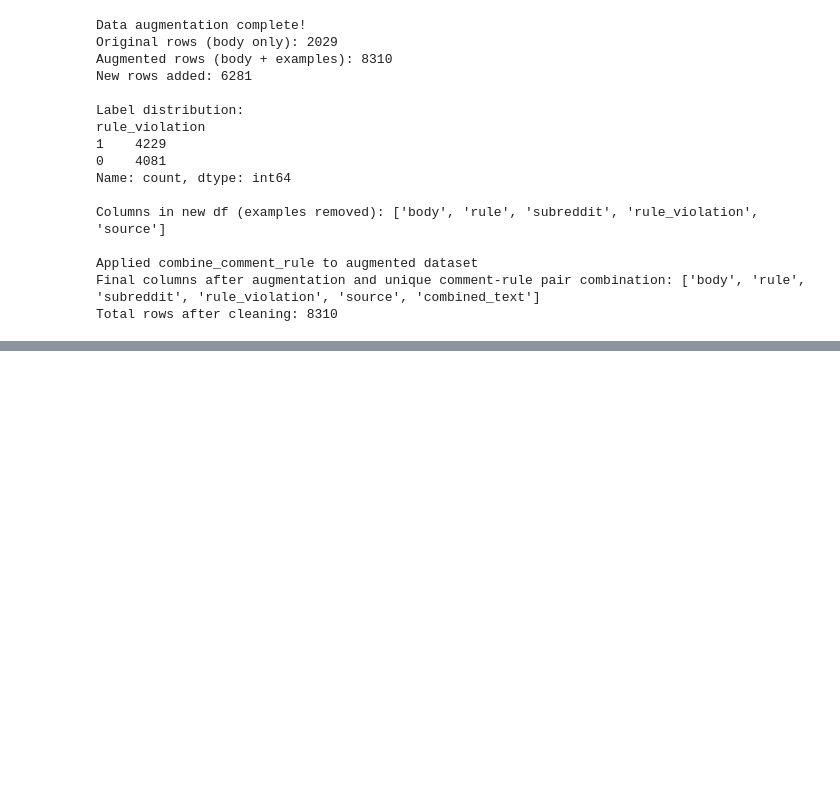
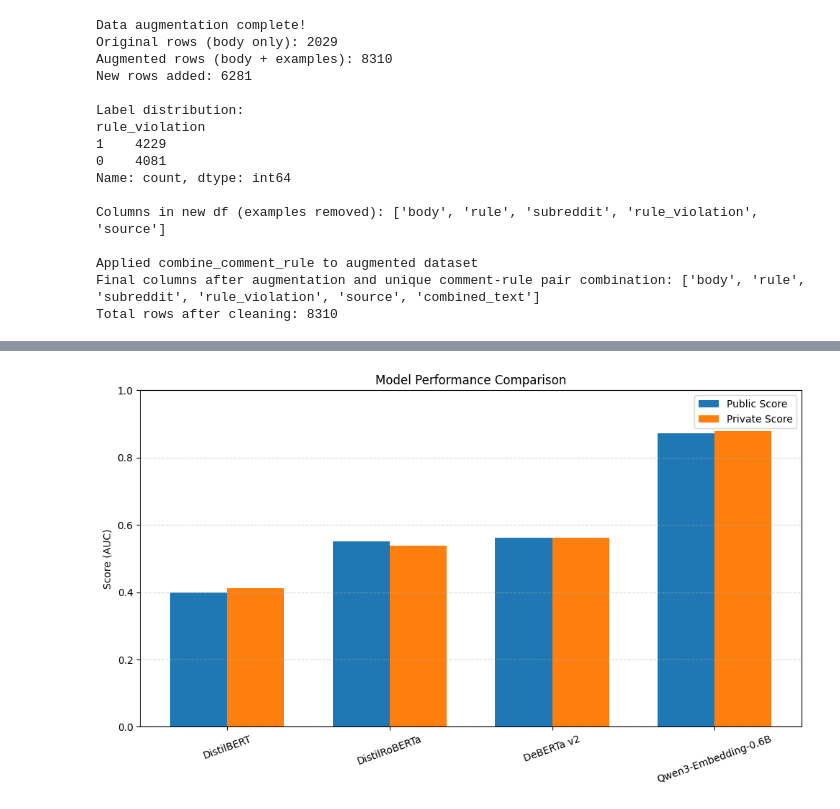
Before and after one commit to comicsans-02/Community-Rules-Classification---AI6102, a Jupyter notebook: notebooks/01_preprocessing.ipynb, the cells around one changed output, grey strips where cells are left out. Cells and saved outputs as stored; diff of their text form; code cells hidden in the pictures; blank space fills up the shorter version.

```diff
--- a/notebooks/01_preprocessing.ipynb
+++ b/notebooks/01_preprocessing.ipynb
@@ -68,2 +78,36 @@ train_df_clean.head()
 # %%
 train_df_clean.to_csv("../data/processed/train_cleaned.csv", index=False)
+# %%
+import matplotlib.pyplot as plt
+import numpy as np
+
+# Model names and scores
+models = [
+    "DistilBERT",
+    "DistilRoBERTa",
+    "DeBERTa v2",
+    "Qwen3-Embedding-0.6B"
+]
+
+public_scores = [0.40012, 0.55196, 0.56281, 0.87178]
+private_scores = [0.41106, 0.53920, 0.56276, 0.87873]
+
+x = np.arange(len(models))
+width = 0.35
+
+plt.figure(figsize=(10, 6))
+
+plt.bar(x - width/2, public_scores, width, label='Public Score')
+plt.bar(x + width/2, private_scores, width, label='Private Score')
+
+plt.ylabel("Score (AUC)")
+plt.title("Model Performance Comparison")
+plt.xticks(x, models, rotation=20)
+plt.ylim(0, 1)
+plt.legend()
+plt.grid(axis='y', linestyle='--', alpha=0.5)
+
+plt.tight_layout()
+plt.show()
+# %% [output]
+[figure, added]
```
Also changed, not shown: parts of 2 cells of this notebook, 17 other files.
